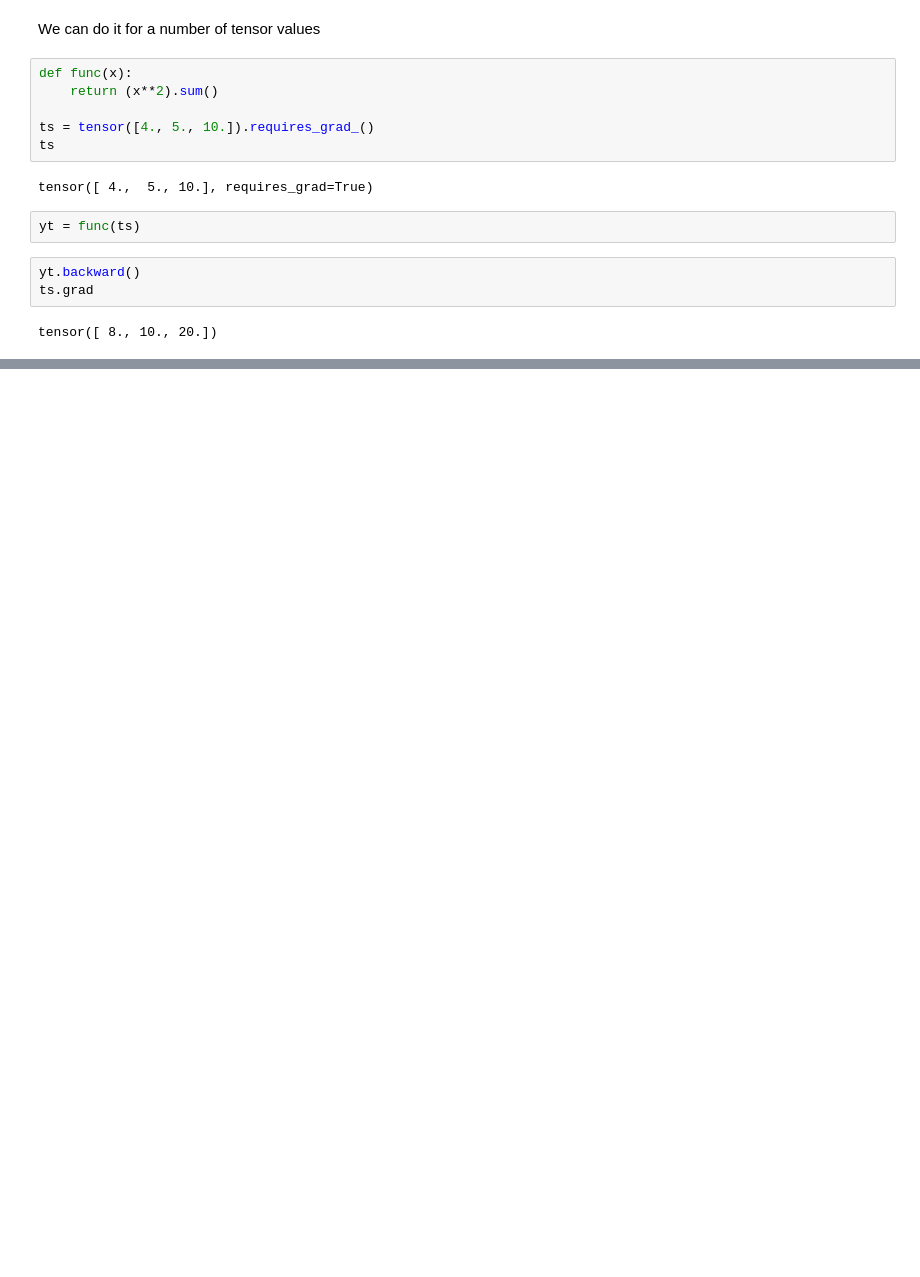
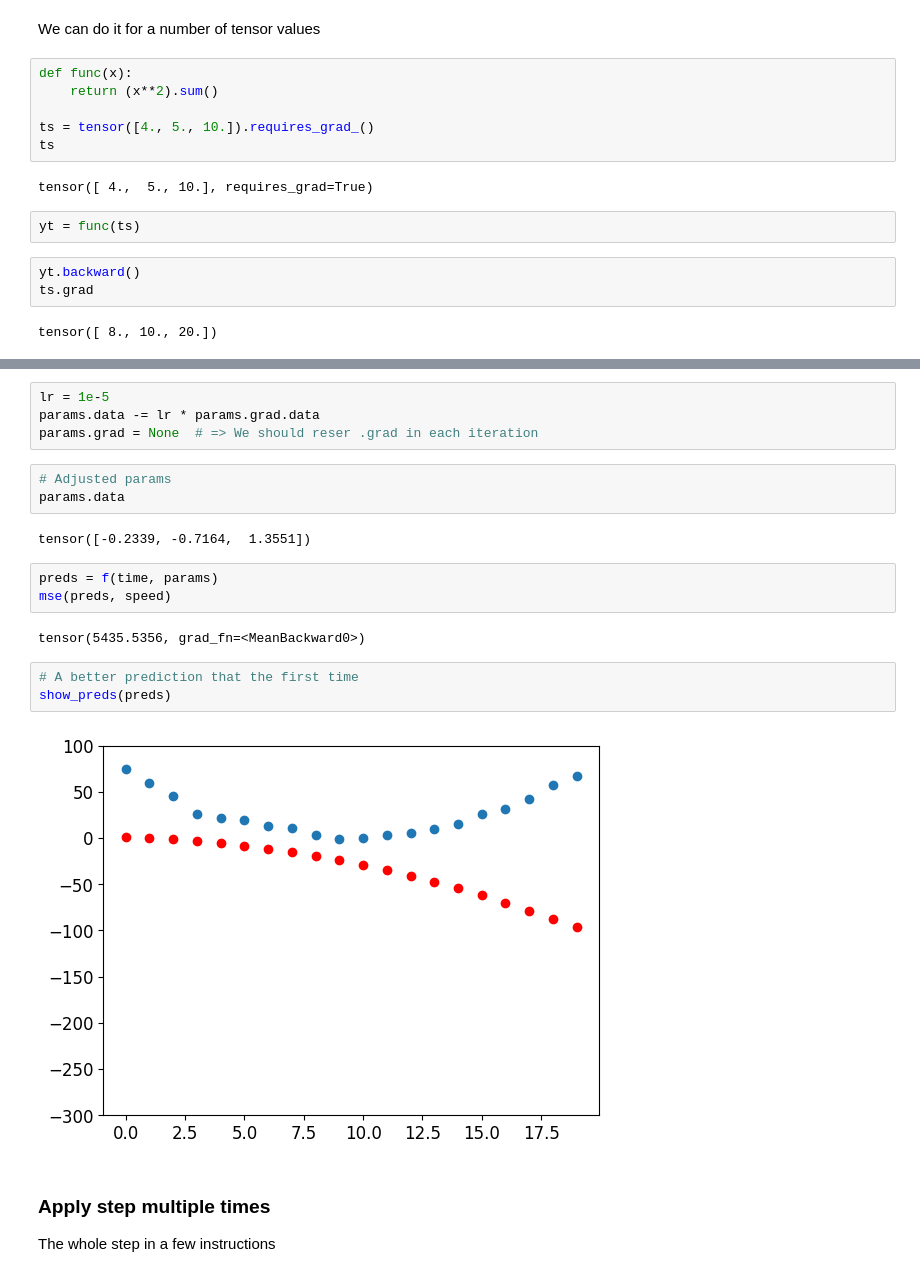
Before and after one commit to franciscorafart/learning-notes, a Jupyter notebook: deep-learning/notebooks/number-classifier.ipynb, the cells around one changed output, grey strips where cells are left out. Saved outputs shown, nothing was run; the diff lists cells and outputs as text; blank space fills up the shorter version.

```diff
--- a/deep-learning/notebooks/number-classifier.ipynb
+++ b/deep-learning/notebooks/number-classifier.ipynb
@@ -330,0 +428,22 @@ tensor([ 8., 10., 20.])
+# %%
+lr = 1e-5
+params.data -= lr * params.grad.data
+params.grad = None  # => We should reser .grad in each iteration
+# %%
+# Adjusted params
+params.data
+# %% [output]
+tensor([-0.2339, -0.7164,  1.3551])
+# %%
+preds = f(time, params)
+mse(preds, speed)
+# %% [output]
+tensor(5435.5356, grad_fn=<MeanBackward0>)
+# %%
+# A better prediction that the first time
+show_preds(preds)
+# %% [output]
+[figure, added]
+# %% [markdown]
+### Apply step multiple times
+The whole step in a few instructions
```
Also changed, not shown: parts of 34 cells of this notebook, 1 other file.
